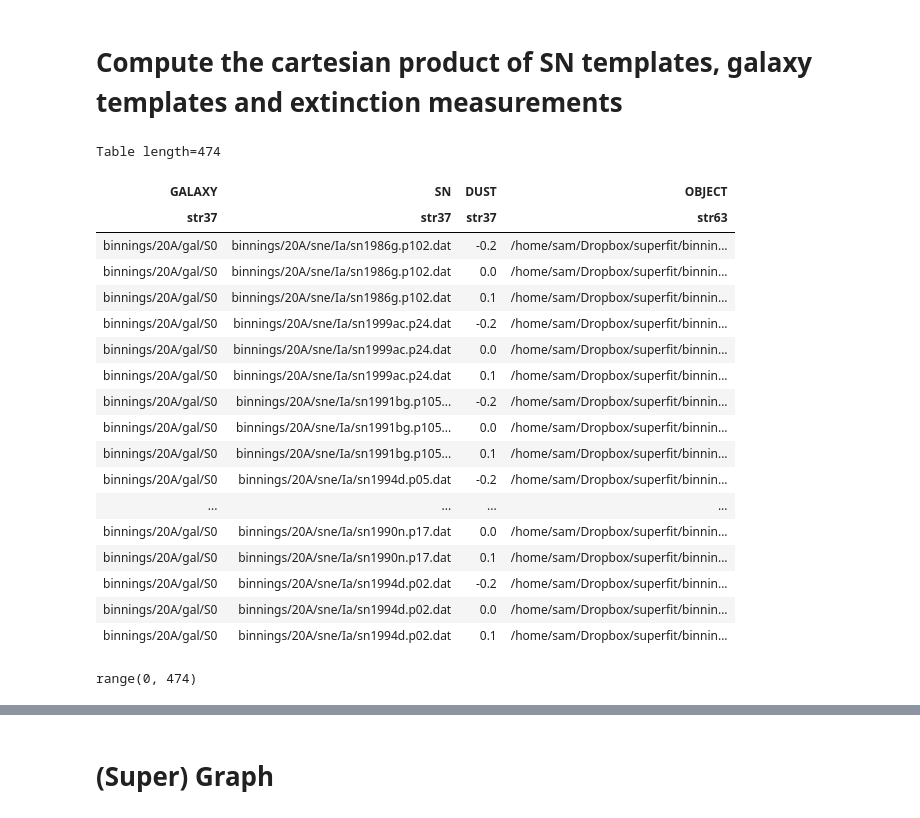
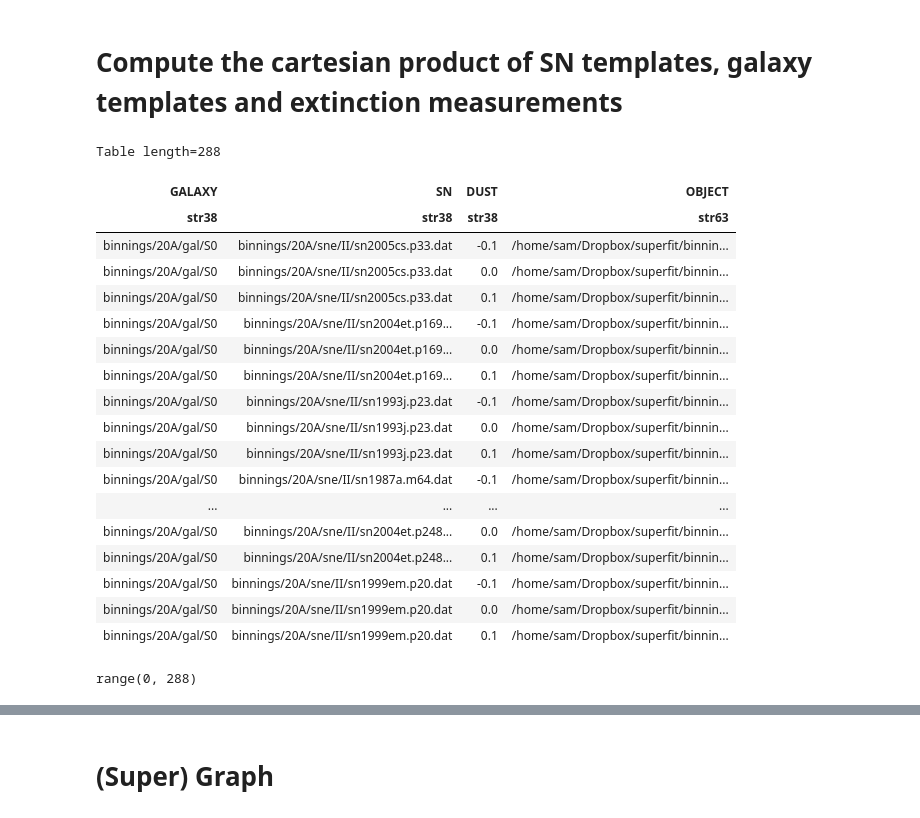
Before and after one commit to oyaron/NGSF, a Jupyter notebook: BFF.ipynb, the cells around one changed output, grey strips where cells are left out. Drawn from its saved outputs; the diff is of its cells as text; code cells hidden in the pictures.

```diff
--- a/BFF.ipynb
+++ b/BFF.ipynb
@@ -222,7 +222,7 @@ templates_sn = np.array(templates_sn)
 
 #The beginning, end, and interval for the dust are decided by the user
 
-templates_dust = np.array([-0.2, 0, 0.1])
+templates_dust = np.array([-0.1, 0, 0.1])
 # %% [markdown]
 ## Truncate templates SN, HG
 # %%
@@ -230,49 +230,49 @@ templates_dust = np.array([-0.2, 0, 0.1])
 
 
 #templates_sn_trunc = select_templates(templates_sn, ['/II/'])
-templates_sn_trunc = select_templates(templates_sn, ['/Ia/'])
+templates_sn_trunc = select_templates(templates_sn, ['/II/'])
 
 
 
-#templates_gal_trunc = select_templates(templates_gal, ['/E', '/S0'])
+#templates_gal_trunc = select_templates(templates_gal, ['/E'])
 templates_gal_trunc = select_templates(templates_gal, ['/S0','/Sa','/Sb','/SB1','/SB2','/SB3','/SB4','/SB5','/SB6','/Sc'])
 # %% [markdown]
 # Compute the cartesian product of SN templates, galaxy templates and extinction measurements
 # %%
 cartesian_product_all  =  cartesian_product(*[templates_gal_trunc[:1], templates_sn_trunc, templates_dust])
 cartesian_product_all  =  table.Table(cartesian_product_all, names=('GALAXY', 'SN', 'DUST'))
 
 
 # Here the user enters the template he wants to analize
-cartesian_product_all['OBJECT']=["/home/sam/Dropbox/superfit/binnings/20A/sne/Ia/sn1999aa.m07.dat"]
+cartesian_product_all['OBJECT']=["/home/sam/Dropbox/superfit/binnings/20A/sne/II/sn2008ax.p35.dat"]
 
 
 cartesian_product_all
 # %% [output]
-Table length=474
+Table length=288
 | GALAXY | SN | DUST | OBJECT |
-| str37 | str37 | str37 | str63 |
-| binnings/20A/gal/S0 | binnings/20A/sne/Ia/sn1986g.p102.dat | -0.2 | /home/sam/Dropbox/superfit/binnin... |
-| binnings/20A/gal/S0 | binnings/20A/sne/Ia/sn1986g.p102.dat | 0.0 | /home/sam/Dropbox/superfit/binnin... |
-| binnings/20A/gal/S0 | binnings/20A/sne/Ia/sn1986g.p102.dat | 0.1 | /home/sam/Dropbox/superfit/binnin... |
-| binnings/20A/gal/S0 | binnings/20A/sne/Ia/sn1999ac.p24.dat | -0.2 | /home/sam/Dropbox/superfit/binnin... |
-| binnings/20A/gal/S0 | binnings/20A/sne/Ia/sn1999ac.p24.dat | 0.0 | /home/sam/Dropbox/superfit/binnin... |
-| binnings/20A/gal/S0 | binnings/20A/sne/Ia/sn1999ac.p24.dat | 0.1 | /home/sam/Dropbox/superfit/binnin... |
-| binnings/20A/gal/S0 | binnings/20A/sne/Ia/sn1991bg.p105... | -0.2 | /home/sam/Dropbox/superfit/binnin... |
-| binnings/20A/gal/S0 | binnings/20A/sne/Ia/sn1991bg.p105... | 0.0 | /home/sam/Dropbox/superfit/binnin... |
-| binnings/20A/gal/S0 | binnings/20A/sne/Ia/sn1991bg.p105... | 0.1 | /home/sam/Dropbox/superfit/binnin... |
-| binnings/20A/gal/S0 | binnings/20A/sne/Ia/sn1994d.p05.dat | -0.2 | /home/sam/Dropbox/superfit/binnin... |
+| str38 | str38 | str38 | str63 |
+| binnings/20A/gal/S0 | binnings/20A/sne/II/sn2005cs.p33.dat | -0.1 | /home/sam/Dropbox/superfit/binnin... |
+| binnings/20A/gal/S0 | binnings/20A/sne/II/sn2005cs.p33.dat | 0.0 | /home/sam/Dropbox/superfit/binnin... |
+| binnings/20A/gal/S0 | binnings/20A/sne/II/sn2005cs.p33.dat | 0.1 | /home/sam/Dropbox/superfit/binnin... |
+| binnings/20A/gal/S0 | binnings/20A/sne/II/sn2004et.p169... | -0.1 | /home/sam/Dropbox/superfit/binnin... |
+| binnings/20A/gal/S0 | binnings/20A/sne/II/sn2004et.p169... | 0.0 | /home/sam/Dropbox/superfit/binnin... |
+| binnings/20A/gal/S0 | binnings/20A/sne/II/sn2004et.p169... | 0.1 | /home/sam/Dropbox/superfit/binnin... |
+| binnings/20A/gal/S0 | binnings/20A/sne/II/sn1993j.p23.dat | -0.1 | /home/sam/Dropbox/superfit/binnin... |
+| binnings/20A/gal/S0 | binnings/20A/sne/II/sn1993j.p23.dat | 0.0 | /home/sam/Dropbox/superfit/binnin... |
+| binnings/20A/gal/S0 | binnings/20A/sne/II/sn1993j.p23.dat | 0.1 | /home/sam/Dropbox/superfit/binnin... |
+| binnings/20A/gal/S0 | binnings/20A/sne/II/sn1987a.m64.dat | -0.1 | /home/sam/Dropbox/superfit/binnin... |
 | ... | ... | ... | ... |
-| binnings/20A/gal/S0 | binnings/20A/sne/Ia/sn1990n.p17.dat | 0.0 | /home/sam/Dropbox/superfit/binnin... |
-| binnings/20A/gal/S0 | binnings/20A/sne/Ia/sn1990n.p17.dat | 0.1 | /home/sam/Dropbox/superfit/binnin... |
-| binnings/20A/gal/S0 | binnings/20A/sne/Ia/sn1994d.p02.dat | -0.2 | /home/sam/Dropbox/superfit/binnin... |
-| binnings/20A/gal/S0 | binnings/20A/sne/Ia/sn1994d.p02.dat | 0.0 | /home/sam/Dropbox/superfit/binnin... |
-| binnings/20A/gal/S0 | binnings/20A/sne/Ia/sn1994d.p02.dat | 0.1 | /home/sam/Dropbox/superfit/binnin... |
+| binnings/20A/gal/S0 | binnings/20A/sne/II/sn2004et.p248... | 0.0 | /home/sam/Dropbox/superfit/binnin... |
+| binnings/20A/gal/S0 | binnings/20A/sne/II/sn2004et.p248... | 0.1 | /home/sam/Dropbox/superfit/binnin... |
+| binnings/20A/gal/S0 | binnings/20A/sne/II/sn1999em.p20.dat | -0.1 | /home/sam/Dropbox/superfit/binnin... |
+| binnings/20A/gal/S0 | binnings/20A/sne/II/sn1999em.p20.dat | 0.0 | /home/sam/Dropbox/superfit/binnin... |
+| binnings/20A/gal/S0 | binnings/20A/sne/II/sn1999em.p20.dat | 0.1 | /home/sam/Dropbox/superfit/binnin... |
 # %%
 index_array=range(len(cartesian_product_all))
 index_array
 # %% [output]
-range(0, 474)
+range(0, 288)
 # %%
 %%capture
 output=wrapper_fit(cartesian_product_all[0])
```
Also changed, not shown: parts of 5 cells of this notebook.
